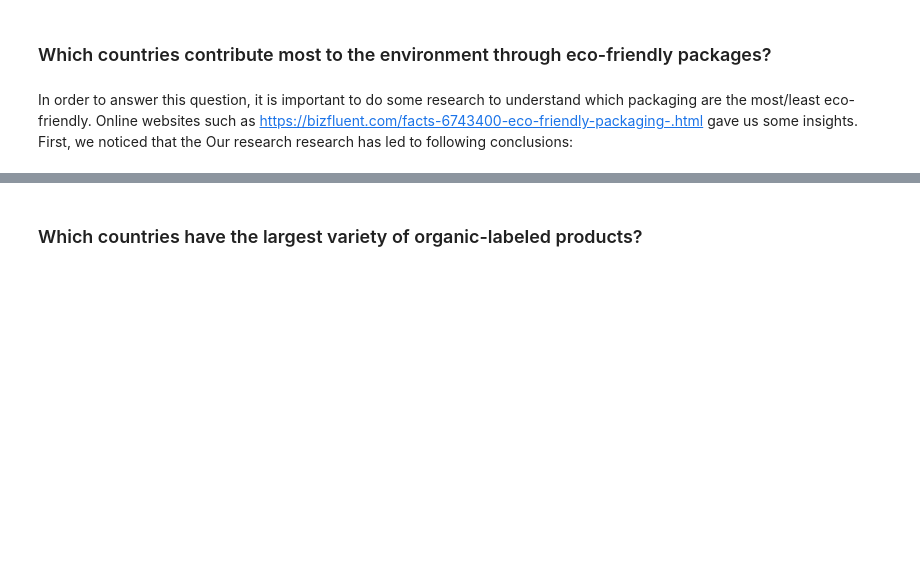
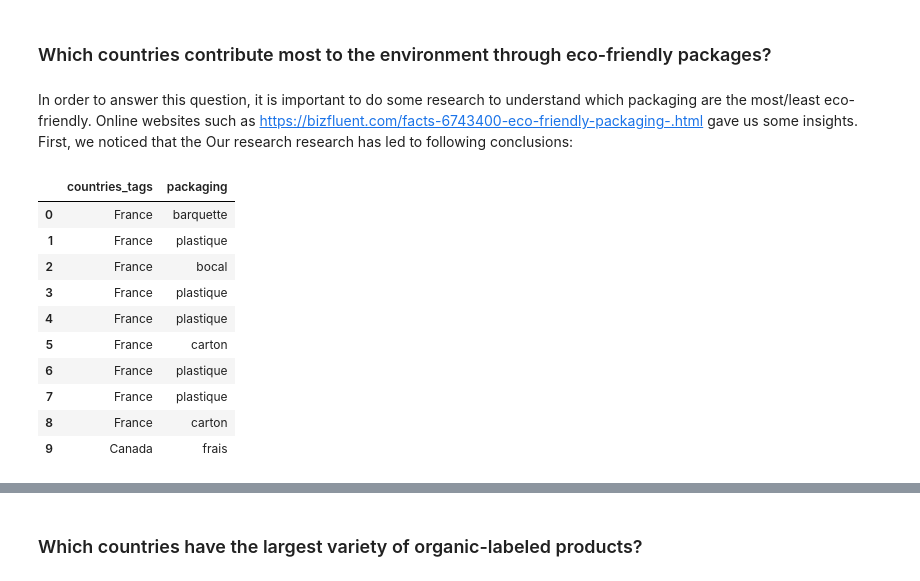
Before and after one commit to AhmedAhres/whats-on-my-plate, a Jupyter notebook: Main-Notebook.ipynb, the cells around one changed output, grey strips where cells are left out. Saved outputs shown, nothing was run; the diff lists cells and outputs as text; code cells hidden in the pictures; blank space fills up the shorter version.

```diff
--- a/Main-Notebook.ipynb
+++ b/Main-Notebook.ipynb
@@ -546,27 +549,37 @@ Our research research has led to following conclusions:
 # %%
 # We first take the rows with a non-null value in packaging_tags
 packaging_list_not_null = current_data[current_data['packaging_tags'].notnull()]
 
 # We then take only the columns we are interested in: packaging_tags and countries_tags
 packaging_list = packaging_list_not_null[['countries_tags','packaging_tags']]
 
 # We put packaging_tags in a list, separate them by the "," which separates the different packaging
 packaging_list['packaging_tags'] = packaging_list['packaging_tags'].str.split(',')
 
 # We set the countries_tags as index to "explode" the list into different rows
 packaging_list = packaging_list.set_index('countries_tags')
 
-# We do the "explode"
+# We do the "explode" in order to have one package per row
 packaging_list = (packaging_list.packaging_tags.apply(pd.Series)
               .stack()
               .reset_index(level=1, drop=True)
               .to_frame('packaging'))
 
 # We reset the index
 packaging_list = packaging_list.reset_index(level=0)
 
-packaging_list = packaging_list.reset_index(level=0)
-
 # Show the output
 packaging_list.head(10)
+# %% [output]
+|  | countries_tags | packaging |
+| 0 | France | barquette |
+| 1 | France | plastique |
+| 2 | France | bocal |
+| 3 | France | plastique |
+| 4 | France | plastique |
+| 5 | France | carton |
+| 6 | France | plastique |
+| 7 | France | plastique |
+| 8 | France | carton |
+| 9 | Canada | frais |
 # %% [markdown]
```
Also changed, not shown: parts of 6 cells of this notebook.
